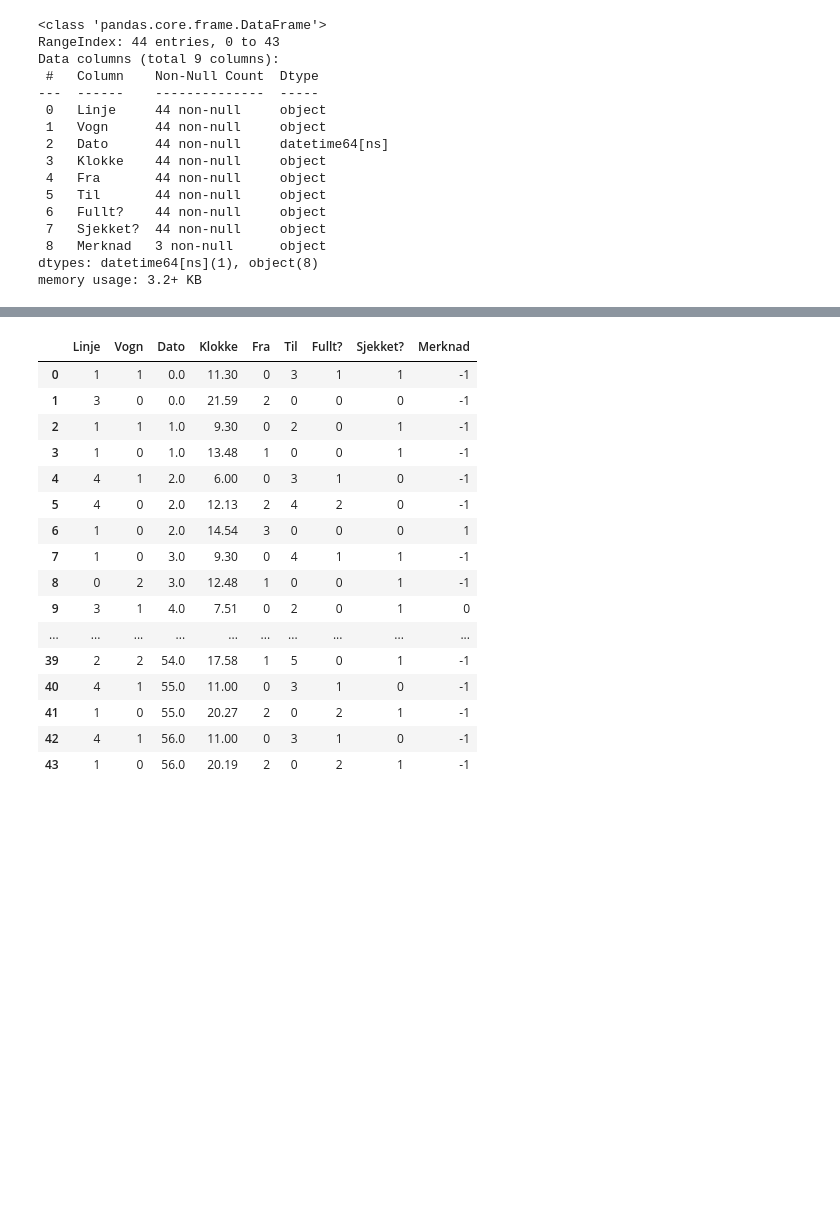
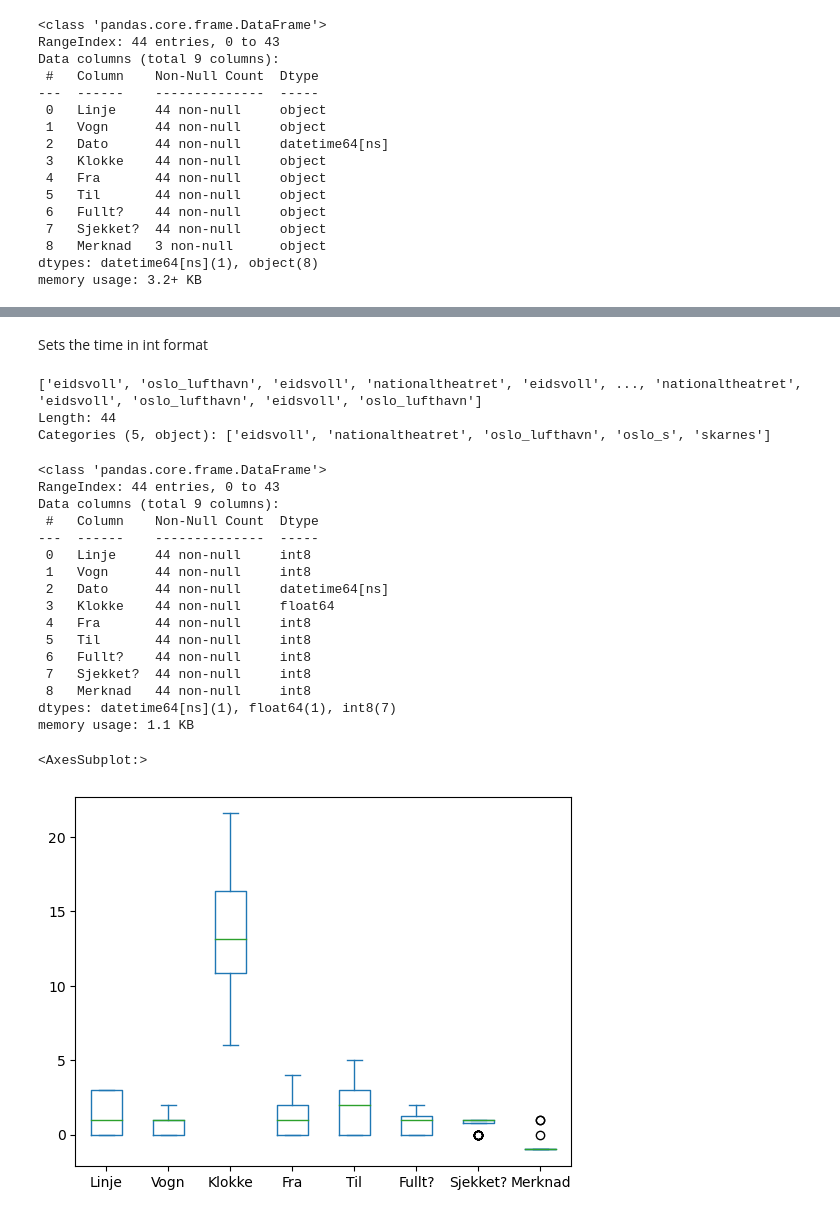
Before and after one commit to sigzug/Billettkontroll-AI, a Jupyter notebook: code.ipynb, the cells around one changed output, grey strips where cells are left out. Drawn from its saved outputs; the diff is of its cells as text; code cells hidden in the pictures; blank space fills up the shorter version.

```diff
--- a/code.ipynb
+++ b/code.ipynb
@@ -88,23 +113,35 @@ db['Dato'] = (db['Dato'] - db['Dato'].min())  / np.timedelta64(1,'D')
+# %% [markdown]
+Sets the time in int format
 # %%
 db["Klokke"] = pd.Series(db["Klokke"], dtype="str")
 db["Klokke"] = db["Klokke"].apply(lambda x: clockTofloat(x))
+# %%
+fraCat
+# %% [output]
+['eidsvoll', 'oslo_lufthavn', 'eidsvoll', 'nationaltheatret', 'eidsvoll', ..., 'nationaltheatret', 'eidsvoll', 'oslo_lufthavn', 'eidsvoll', 'oslo_lufthavn']
+Length: 44
+Categories (5, object): ['eidsvoll', 'nationaltheatret', 'oslo_lufthavn', 'oslo_s', 'skarnes']
 # %%
-db
+db.info()
 # %% [output]
-|  | Linje | Vogn | Dato | Klokke | Fra | Til | Fullt? | Sjekket? | Merknad |
-| 0 | 1 | 1 | 0.0 | 11.30 | 0 | 3 | 1 | 1 | -1 |
-| 1 | 3 | 0 | 0.0 | 21.59 | 2 | 0 | 0 | 0 | -1 |
-| 2 | 1 | 1 | 1.0 | 9.30 | 0 | 2 | 0 | 1 | -1 |
-| 3 | 1 | 0 | 1.0 | 13.48 | 1 | 0 | 0 | 1 | -1 |
-| 4 | 4 | 1 | 2.0 | 6.00 | 0 | 3 | 1 | 0 | -1 |
-| 5 | 4 | 0 | 2.0 | 12.13 | 2 | 4 | 2 | 0 | -1 |
-| 6 | 1 | 0 | 2.0 | 14.54 | 3 | 0 | 0 | 0 | 1 |
-| 7 | 1 | 0 | 3.0 | 9.30 | 0 | 4 | 1 | 1 | -1 |
-| 8 | 0 | 2 | 3.0 | 12.48 | 1 | 0 | 0 | 1 | -1 |
-| 9 | 3 | 1 | 4.0 | 7.51 | 0 | 2 | 0 | 1 | 0 |
-| ... | ... | ... | ... | ... | ... | ... | ... | ... | ... |
-| 39 | 2 | 2 | 54.0 | 17.58 | 1 | 5 | 0 | 1 | -1 |
-| 40 | 4 | 1 | 55.0 | 11.00 | 0 | 3 | 1 | 0 | -1 |
-| 41 | 1 | 0 | 55.0 | 20.27 | 2 | 0 | 2 | 1 | -1 |
-| 42 | 4 | 1 | 56.0 | 11.00 | 0 | 3 | 1 | 0 | -1 |
-| 43 | 1 | 0 | 56.0 | 20.19 | 2 | 0 | 2 | 1 | -1 |
+<class 'pandas.core.frame.DataFrame'>
+RangeIndex: 44 entries, 0 to 43
+Data columns (total 9 columns):
+ #   Column    Non-Null Count  Dtype
+---  ------    --------------  -----
+ 0   Linje     44 non-null     int8
+ 1   Vogn      44 non-null     int8
+ 2   Dato      44 non-null     datetime64[ns]
+ 3   Klokke    44 non-null     float64
+ 4   Fra       44 non-null     int8
+ 5   Til       44 non-null     int8
+ 6   Fullt?    44 non-null     int8
+ 7   Sjekket?  44 non-null     int8
+ 8   Merknad   44 non-null     int8
+dtypes: datetime64[ns](1), float64(1), int8(7)
+memory usage: 1.1 KB
+# %%
+db.plot.box()
+# %% [output]
+<AxesSubplot:>
+[figure, added]
```
Also changed, not shown: parts of 43 cells of this notebook.
